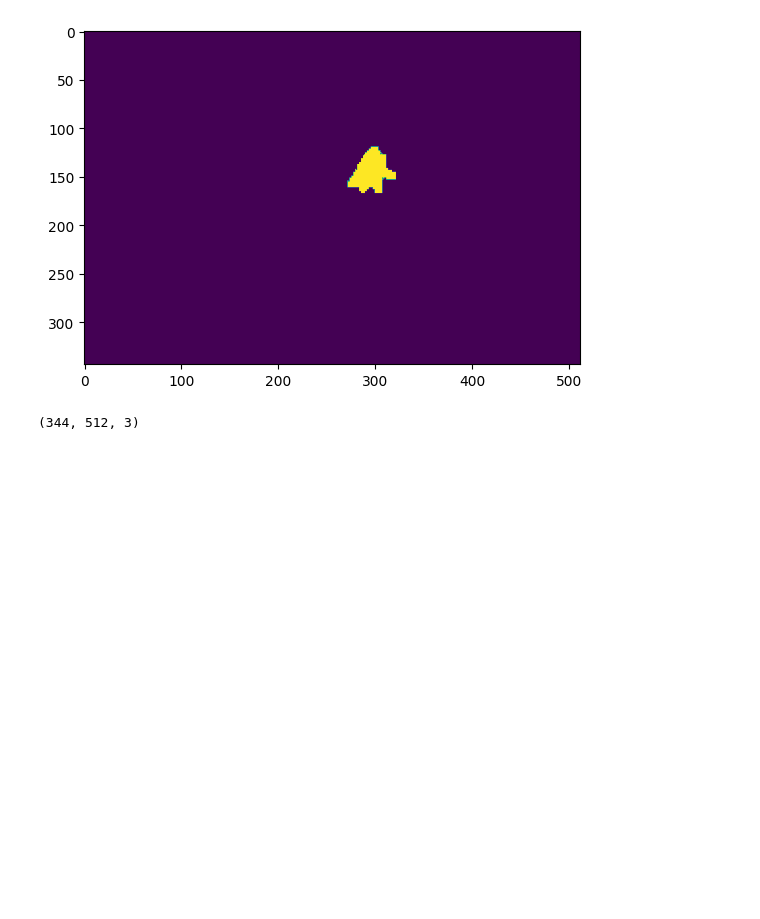
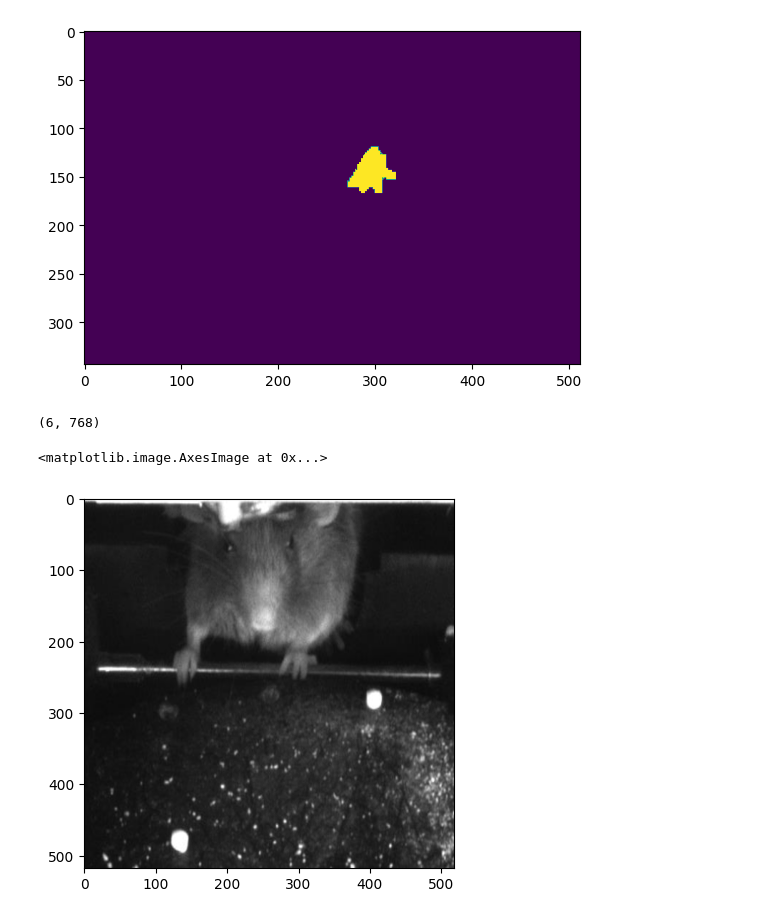
Before and after one commit to RaisoLiu/mask_export_center_area, a Jupyter notebook: test.ipynb, the cells around one changed output. Cells and saved outputs as stored; diff of their text form; code cells hidden in the pictures; blank space fills up the shorter version.

```diff
--- a/test.ipynb
+++ b/test.ipynb
@@ -5,7 +5,9 @@ model_cfg = {
     'struct': 'dinov2/',
     'path': 'dinov2_vitb14_pretrain.pth',
 }
+
 latentGenerator = DinoV2latentGen(model_cfg, 'mps')
+latent_dim = latentGenerator.model.embed_dim
 # %% [output]
 Device:  mps
 # %%
@@ -25,6 +27,19 @@ for it in results:
     break
 # %% [output]
 [figure]
+# %%
+import torchvision.transforms as tt
+resolution = 518
+img2tensor = tt.Compose([
+    tt.ToTensor(), # range [0, 255] -> [0.0,1.0]
+    tt.Resize((resolution, resolution), antialias=True),
+    tt.Normalize(mean=0.5, std=0.2), # range [0.0,1.0] -> [-2.5, 2.5]
+])
+
+img2mask = tt.Compose([
+    tt.ToTensor(), # range [0, 255] -> [0.0,1.0]
+    tt.Resize((resolution, resolution), antialias=True),
+])
 # %%
 from tqdm import tqdm
 import cv2
@@ -32,17 +47,34 @@ import cv2
 vin = "test/S37_fv.avi"
 cap = cv2.VideoCapture(vin)
 n = int(cap.get(cv2.CAP_PROP_FRAME_COUNT))
+latents = []
 
 for i in tqdm(range(n)):
     ok, image = cap.read()
     assert ok, "[E] Video Reading Error"
     image = cv2.cvtColor(image, cv2.COLOR_BGR2RGB)
+    tensor = img2tensor(image)
+    latent = latentGenerator.single_run(tensor)
+    latent = latent.reshape((37, 37, latent_dim))
+    small_mask = np.zeros((37, 37))
+    small_mask = tmask[0].reshape(resolution//14, 14, resolution//14, 14).sum(axis=(1, 3))
+    sum_mask = small_mask.sum()
+    result = small_mask[:, :, np.newaxis] * latent
+    latent_mask_ave = result.sum(axis=0).sum(axis=0) / sum_mask
+    latents.append(latent_mask_ave)
 
-    if i == 10:
+    if i == 5:
         break
 
 cap.release()
+latents = np.array(latents)
 # %%
-image.shape
+latents.shape
 # %% [output]
-(344, 512, 3)
+(6, 768)
+# %%
+import torch
+plt.imshow(torch.mean(tensor, axis=0), cmap='gray'
+# %% [output]
+<matplotlib.image.AxesImage at 0x...>
+[figure, added]
```
Also changed, not shown: parts of 7 cells of this notebook, 1 other file.
